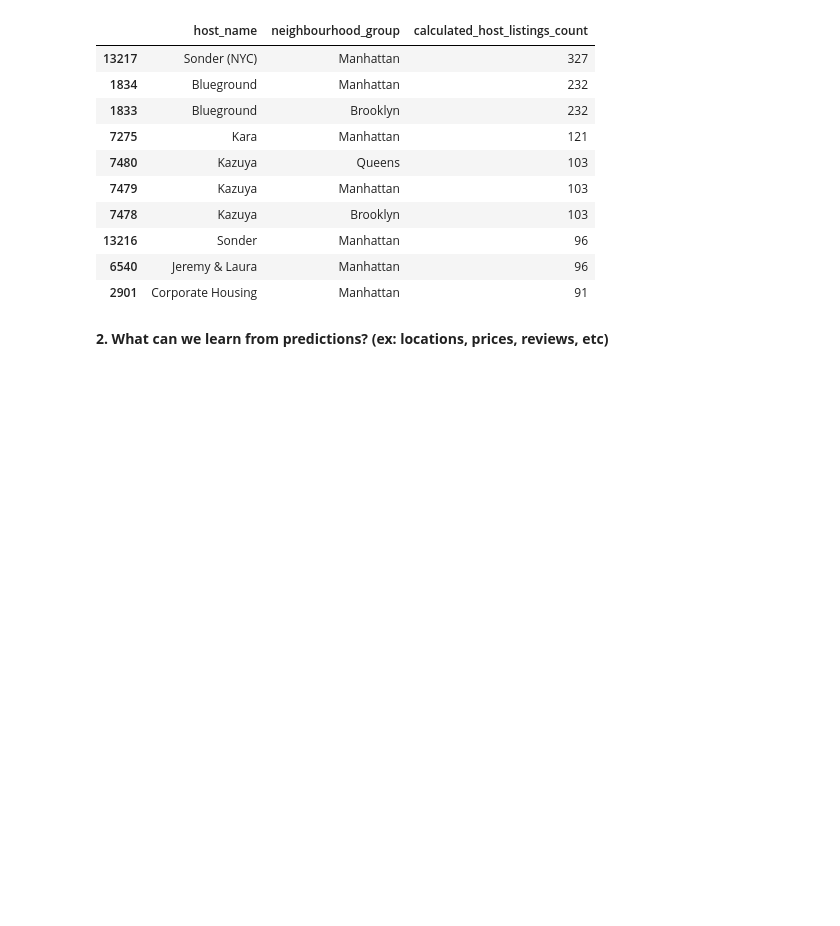
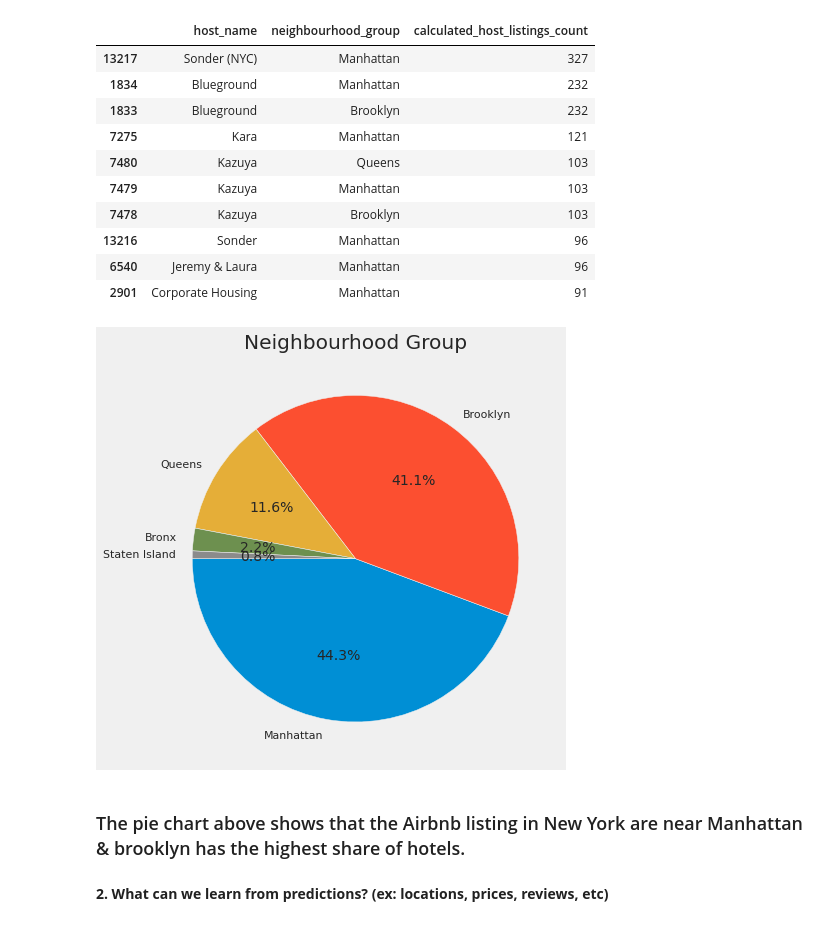
Before and after one commit to KumarDheeraj01/EDA-Airbnb, a Jupyter notebook: Copy_of_Airbnb_Bookings_Analysis_Capstone_Project.ipynb, the cells around one changed output. Saved outputs shown, nothing was run; the diff lists cells and outputs as text; code cells hidden in the pictures; blank space fills up the shorter version.

```diff
--- a/Copy_of_Airbnb_Bookings_Analysis_Capstone_Project.ipynb
+++ b/Copy_of_Airbnb_Bookings_Analysis_Capstone_Project.ipynb
@@ -157,6 +157,16 @@ hosts_areas.sort_values(by='calculated_host_listings_count', ascending=False).he
 | 13216 | Sonder | Manhattan | 96 |
 | 6540 | Jeremy & Laura | Manhattan | 96 |
 | 2901 | Corporate Housing | Manhattan | 91 |
+# %%
+plt.style.use('fivethirtyeight')
+plt.figure(figsize=(13,7))
+plt.title("Neighbourhood Group")
+g = plt.pie(new_df.neighbourhood_group.value_counts(), labels=new_df.neighbourhood_group.value_counts().index,autopct='%1.1f%%', startangle=180)
+plt.show()
+# %% [output]
+[figure, added]
+# %% [markdown]
+### The pie chart above shows that the Airbnb listing in New York are near Manhattan & brooklyn has the highest share of hotels.
 # %% [markdown]
 **2. What can we learn from predictions? (ex: locations, prices, reviews, etc)**
 # %%
```
